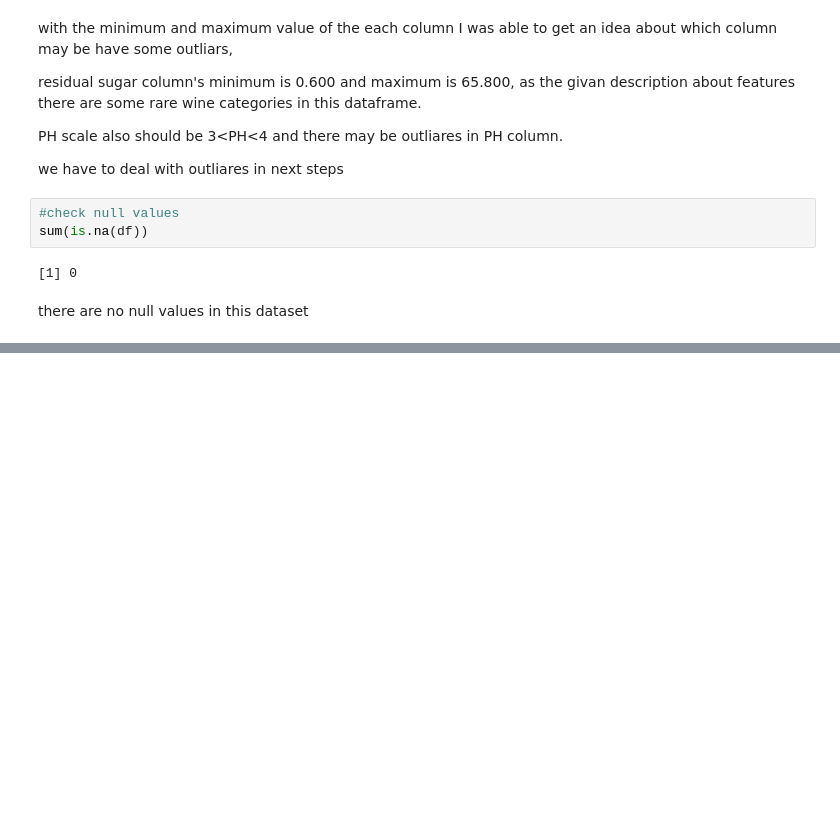
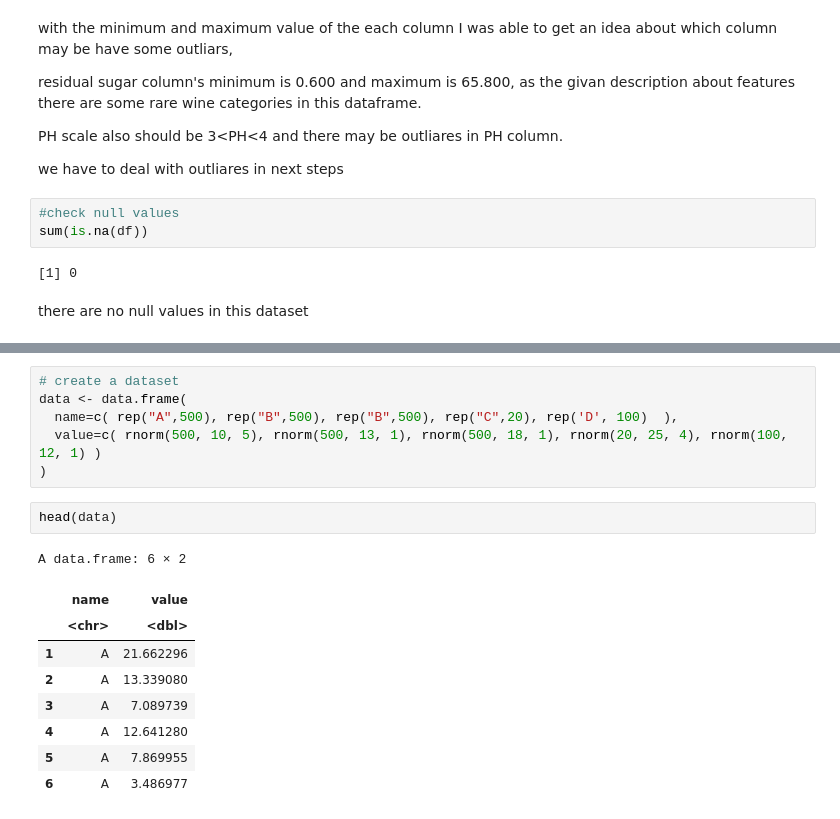
Before and after one commit to Saranga99/DM-ML, a Jupyter notebook: coursework/CW_Q1.ipynb, the cells around one changed output, grey strips where cells are left out. Drawn from its saved outputs; the diff is of its cells as text; blank space fills up the shorter version.

```diff
--- a/coursework/CW_Q1.ipynb
+++ b/coursework/CW_Q1.ipynb
@@ -86,0 +88,18 @@ sum(df$pH>4)
+# %%
+# create a dataset
+data <- data.frame(
+  name=c( rep("A",500), rep("B",500), rep("B",500), rep("C",20), rep('D', 100)  ),
+  value=c( rnorm(500, 10, 5), rnorm(500, 13, 1), rnorm(500, 18, 1), rnorm(20, 25, 4), rnorm(100, 12, 1) )
+)
+# %%
+head(data)
+# %% [output]
+A data.frame: 6 × 2
+|  | name | value |
+|  | <chr> | <dbl> |
+| 1 | A | 21.662296 |
+| 2 | A | 13.339080 |
+| 3 | A | 7.089739 |
+| 4 | A | 12.641280 |
+| 5 | A | 7.869955 |
+| 6 | A | 3.486977 |
```
Also changed, not shown: parts of 10 cells of this notebook.
